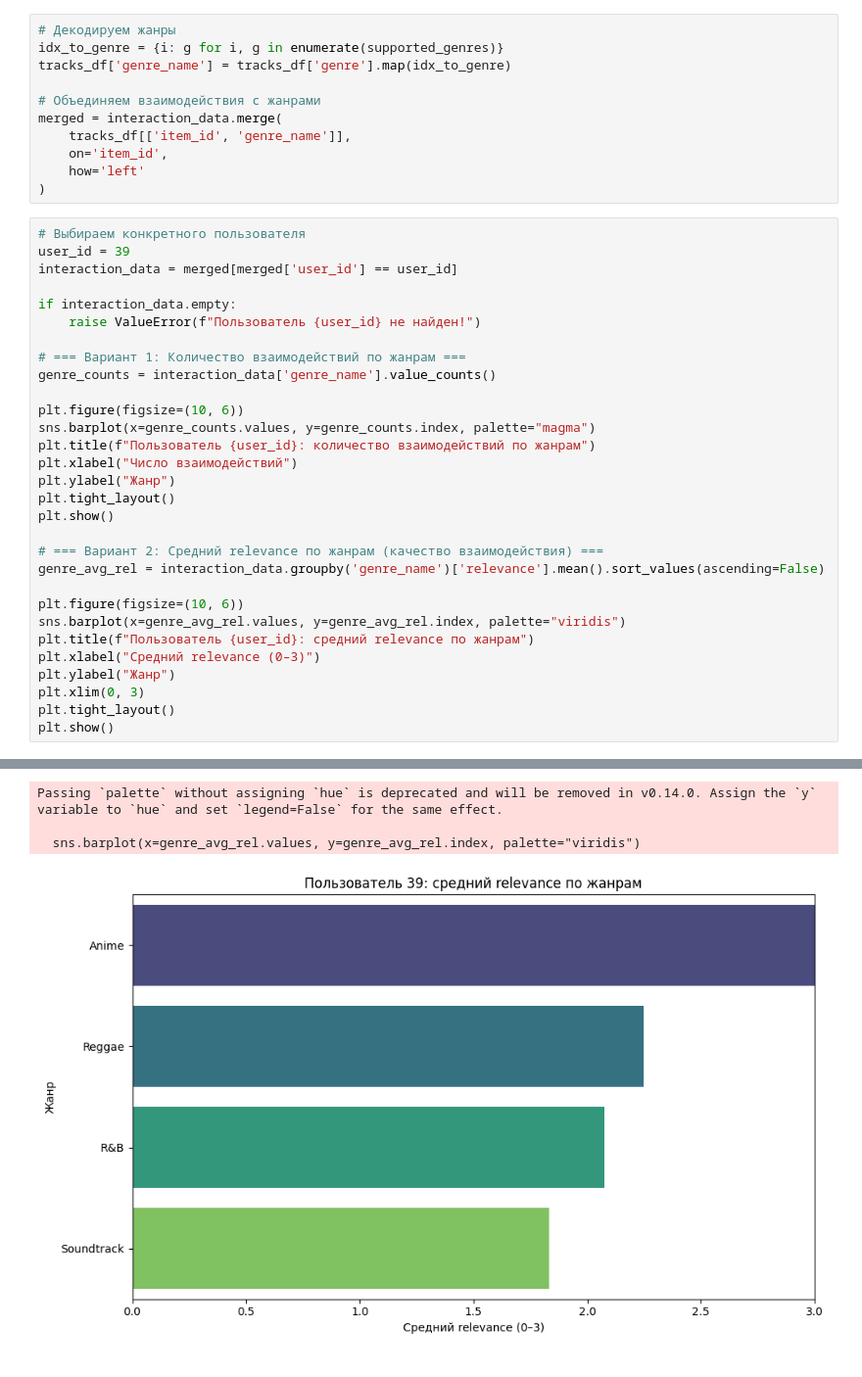
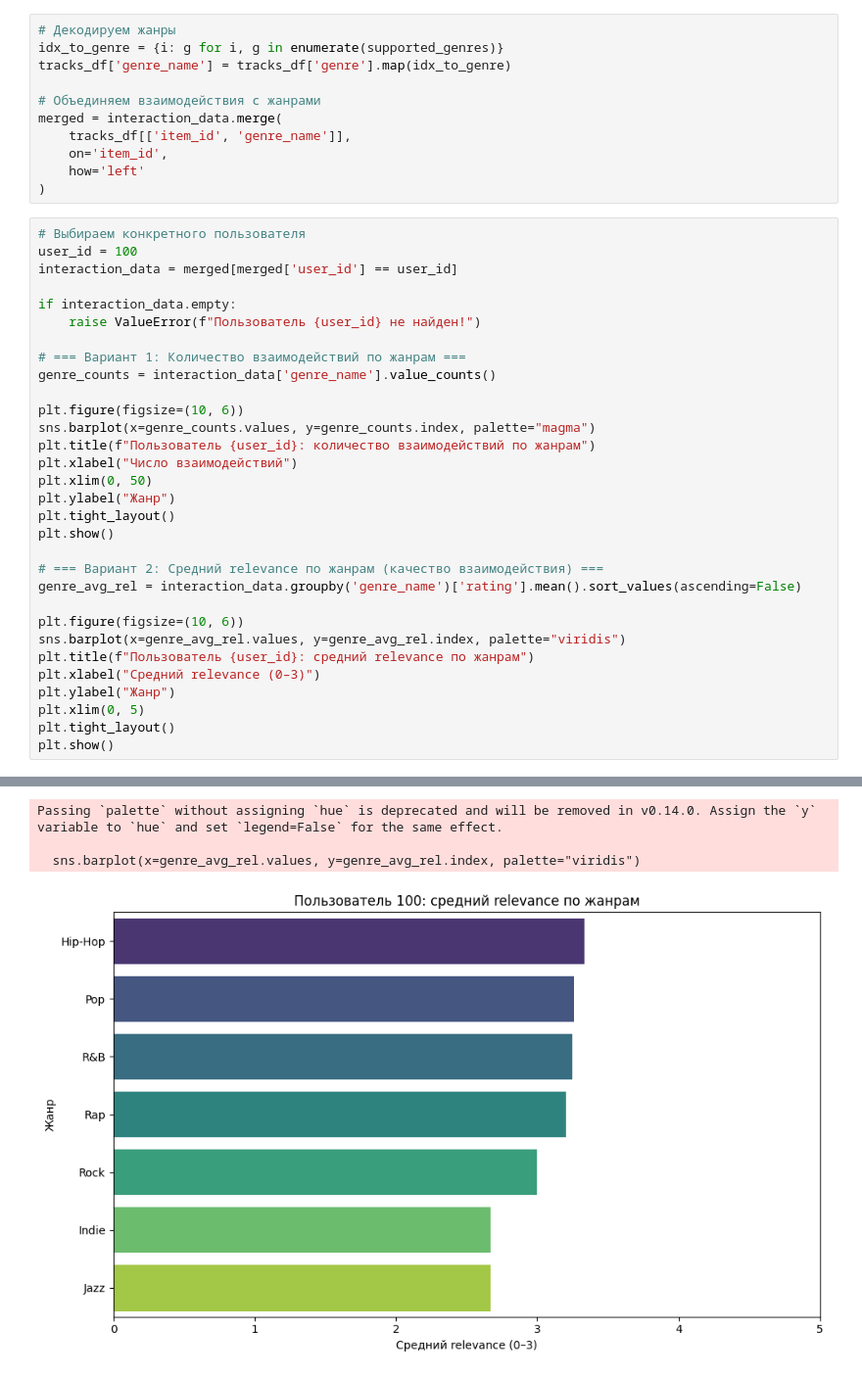
Before and after one commit to blackfyz00/project_5sem, a Jupyter notebook: src/is_normal.ipynb, the cells around one changed output, grey strips where cells are left out. Shown at 98% size. Saved outputs shown, nothing was run; the diff lists cells and outputs as text.

```diff
--- a/src/is_normal.ipynb
+++ b/src/is_normal.ipynb
@@ -94,7 +95,7 @@ merged = interaction_data.merge(
 )
 # %%
 # Выбираем конкретного пользователя
-user_id = 39
+user_id = 100
 interaction_data = merged[merged['user_id'] == user_id]
 
 if interaction_data.empty:
@@ -107,19 +108,20 @@ plt.figure(figsize=(10, 6))
 sns.barplot(x=genre_counts.values, y=genre_counts.index, palette="magma")
 plt.title(f"Пользователь {user_id}: количество взаимодействий по жанрам")
 plt.xlabel("Число взаимодействий")
+plt.xlim(0, 50)
 plt.ylabel("Жанр")
 plt.tight_layout()
 plt.show()
 
 # === Вариант 2: Средний relevance по жанрам (качество взаимодействия) ===
-genre_avg_rel = interaction_data.groupby('genre_name')['relevance'].mean().sort_values(ascending=False)
+genre_avg_rel = interaction_data.groupby('genre_name')['rating'].mean().sort_values(ascending=False)
 
 plt.figure(figsize=(10, 6))
 sns.barplot(x=genre_avg_rel.values, y=genre_avg_rel.index, palette="viridis")
 plt.title(f"Пользователь {user_id}: средний relevance по жанрам")
 plt.xlabel("Средний relevance (0–3)")
 plt.ylabel("Жанр")
-plt.xlim(0, 3)
+plt.xlim(0, 5)
 plt.tight_layout()
 plt.show()
 # %% [output]
@@ -130,4 +132,4 @@ Passing `palette` without assigning `hue` is deprecated and will be removed in v
 Passing `palette` without assigning `hue` is deprecated and will be removed in v0.14.0. Assign the `y` variable to `hue` and set `legend=False` for the same effect.
 
   sns.barplot(x=genre_avg_rel.values, y=genre_avg_rel.index, palette="viridis")
-[figure, old version]
+[figure, new version]
```
Also changed, not shown: parts of 3 cells of this notebook, 6 other files.
